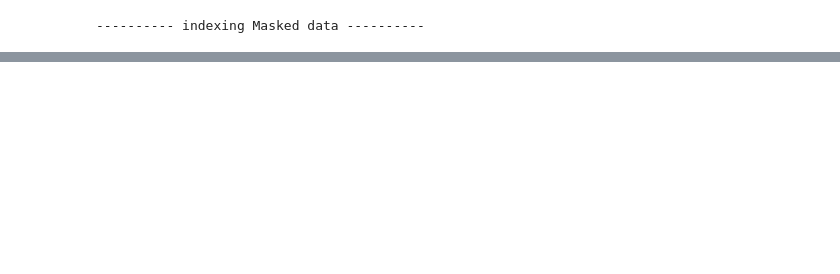
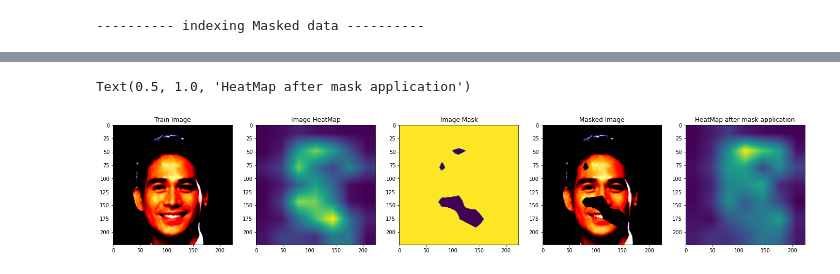
Before and after one commit to Giordano-Cicchetti/MaskTune_NN, a Jupyter notebook: CelebA/celeba_masktune.ipynb, the cells around one changed output, grey strips where cells are left out. Cells and saved outputs as stored; diff of their text form; code cells hidden in the pictures; blank space fills up the shorter version.

Commit message:
celebA_end

```diff
--- a/CelebA/celeba_masktune.ipynb
+++ b/CelebA/celeba_masktune.ipynb
@@ -80,4 +77,4 @@ device(type='cuda')
 # %%
-from train import *
-train=CelebATrain(device=device)
+from TrainCelebA import *
+Train_CelebA=CelebATrain(device=device)
 # %% [output]
@@ -98,0 +134,4 @@ train.train_erm()
+# %%
+Train_CelebA.train_erm(epochs=20)
+# %%
+Train_CelebA.train_erm(last_resume_checkpoint_path="drive/MyDrive/last_erm_model.pt",best_resume_checkpoint_path="drive/MyDrive/last_erm_model.pt")
@@ -98,0 +140,2 @@ train.train_erm()
+# %%
+Train_CelebA.train_erm(last_resume_checkpoint_path="drive/MyDrive/last_erm_model.pt",best_resume_checkpoint_path="drive/MyDrive/last_erm_model.pt")
@@ -163,0 +212,44 @@ WARNING:matplotlib.image:Clipping input data to the valid range for imshow with
+# %%
+import numpy as np
+from pytorch_grad_cam import XGradCAM
+import matplotlib.pyplot as plt
+
+
+checkpoint = torch.load("best_erm_model.pt")
+Train_CelebA.model.load_state_dict(checkpoint['model_state_dict'])
+heat_map_generator = XGradCAM(
+        model= Train_CelebA.model,
+        target_layers=[Train_CelebA.model.get_grad_cam_target_layer()],
+        use_cuda=True,
+    )
+fig, axs = plt.subplots(1, 5,figsize=(24, 10))
+image=Train_CelebA.train_dataset[11][0]
+axs[0].imshow(image.permute(1,2,0))
+axs[0].set_title("Train Image")
+image= torch.unsqueeze(image,0)
+image= image.to(device)
+hm = heat_map_generator(image)
+axs[1].imshow(hm[0])
+axs[1].set_title("Image HeatMap")
+mask_mean_value = np.nanmean(np.where(hm > 0, hm, np.nan), axis=(1, 2))[:, None, None]
+mask_std_value = np.nanstd(np.where(hm > 0, hm, np.nan), axis=(1, 2))[:, None, None]
+mask_threshold_value = mask_mean_value + 2 * mask_std_value
+mask = np.where(hm > mask_threshold_value, 0, 1)
+axs[2].imshow(mask[0])
+axs[2].set_title("Image Mask")
+masked_img=(image[0].cpu()*mask)
+axs[3].imshow(masked_img.permute(1,2,0))
+axs[3].set_title("Masked Image")
+checkpoint = torch.load("masked_erm_model.pt")
+Train_CelebA.model.load_state_dict(checkpoint['model_state_dict'])
+heat_map_generator = XGradCAM(
+        model= Train_CelebA.model,
+        target_layers=[Train_CelebA.model.get_grad_cam_target_layer()],
+        use_cuda=True,
+    )
+masked_image= torch.unsqueeze(masked_img,0)
+masked_image= masked_image.to(device)
+masked_image_hm = heat_map_generator(masked_image.float())
+axs[4].imshow(masked_image_hm[0])
+axs[4].set_title("HeatMap after mask application")
+# %% [output]
@@ -163,0 +258,2 @@ WARNING:matplotlib.image:Clipping input data to the valid range for imshow with
+Text(0.5, 1.0, 'HeatMap after mask application')
+[figure, added]
```
Also changed, not shown: parts of 29 cells of this notebook.
